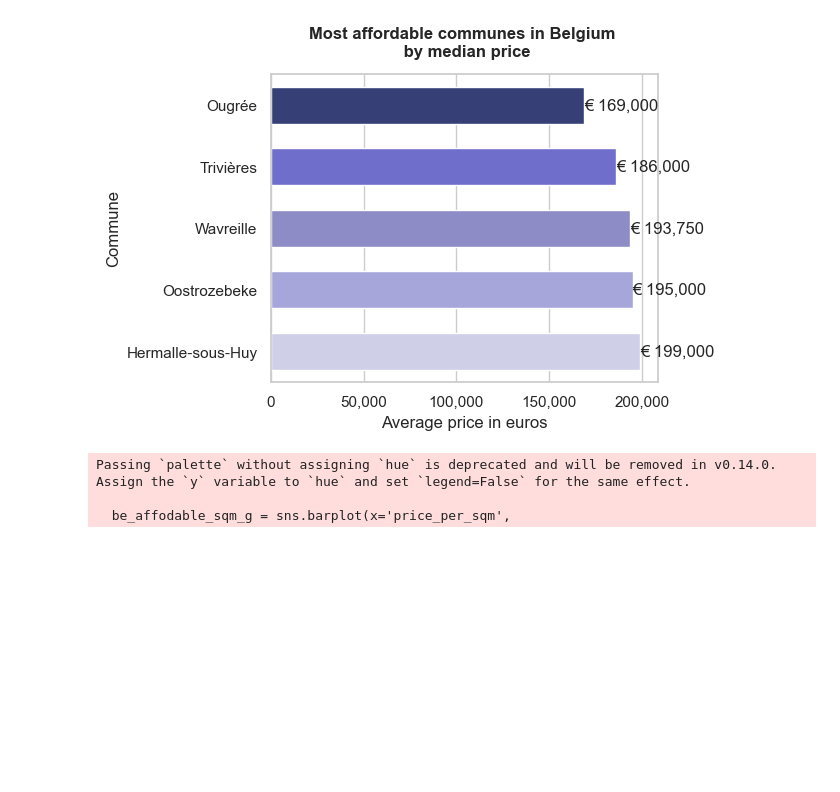
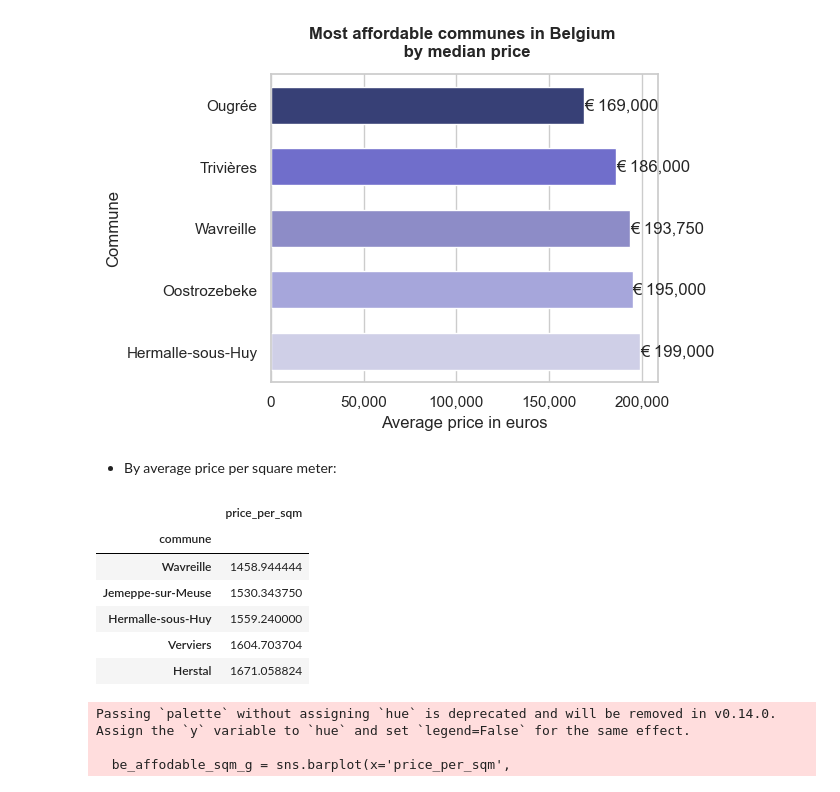
Before and after one commit to Alkszo/immo_eliza_analysis, a Jupyter notebook: notebooks/Celina-analysis.ipynb, the cells around one changed output. Drawn from its saved outputs; the diff is of its cells as text; code cells hidden in the pictures; blank space fills up the shorter version.

```diff
--- a/notebooks/Celina-analysis.ipynb
+++ b/notebooks/Celina-analysis.ipynb
@@ -527,6 +582,19 @@ Passing `palette` without assigning `hue` is deprecated and will be removed in v
 
   be_affodable_median_g = sns.barplot(x='price',
 [figure]
+# %% [markdown]
+- By average price per square meter:
+# %%
+be_affodable_sqm = pd.DataFrame(be_communes['price_per_sqm'].mean().loc[valid_size_communes].sort_values().head())
+be_affodable_sqm
+# %% [output]
+|  | price_per_sqm |
+| commune |  |
+| Wavreille | 1458.944444 |
+| Jemeppe-sur-Meuse | 1530.343750 |
+| Hermalle-sous-Huy | 1559.240000 |
+| Verviers | 1604.703704 |
+| Herstal | 1671.058824 |
 # %%
 # Most affordable communes in Belgium by price per square meter
 plt.figure(figsize=(5, 4))
```
Also changed, not shown: parts of 49 cells of this notebook, 2 other files.
